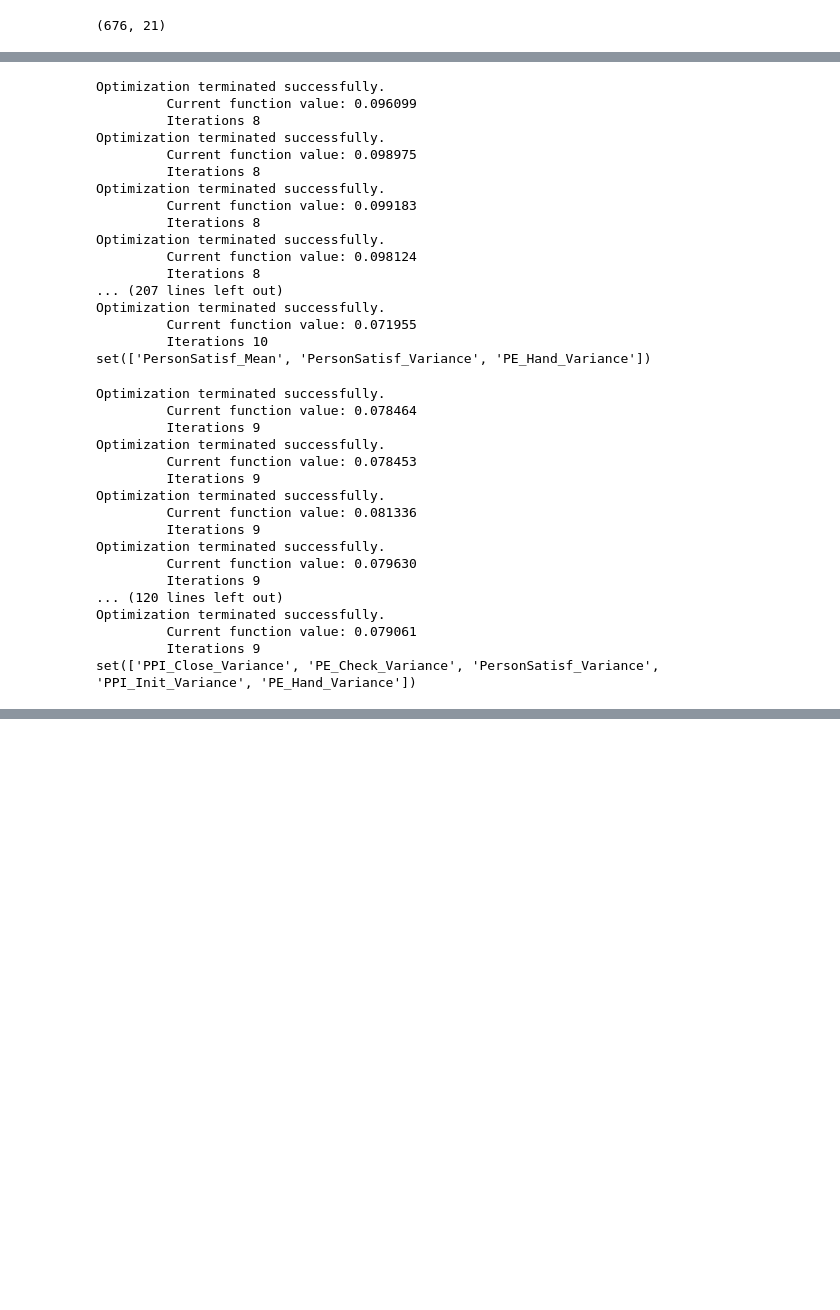
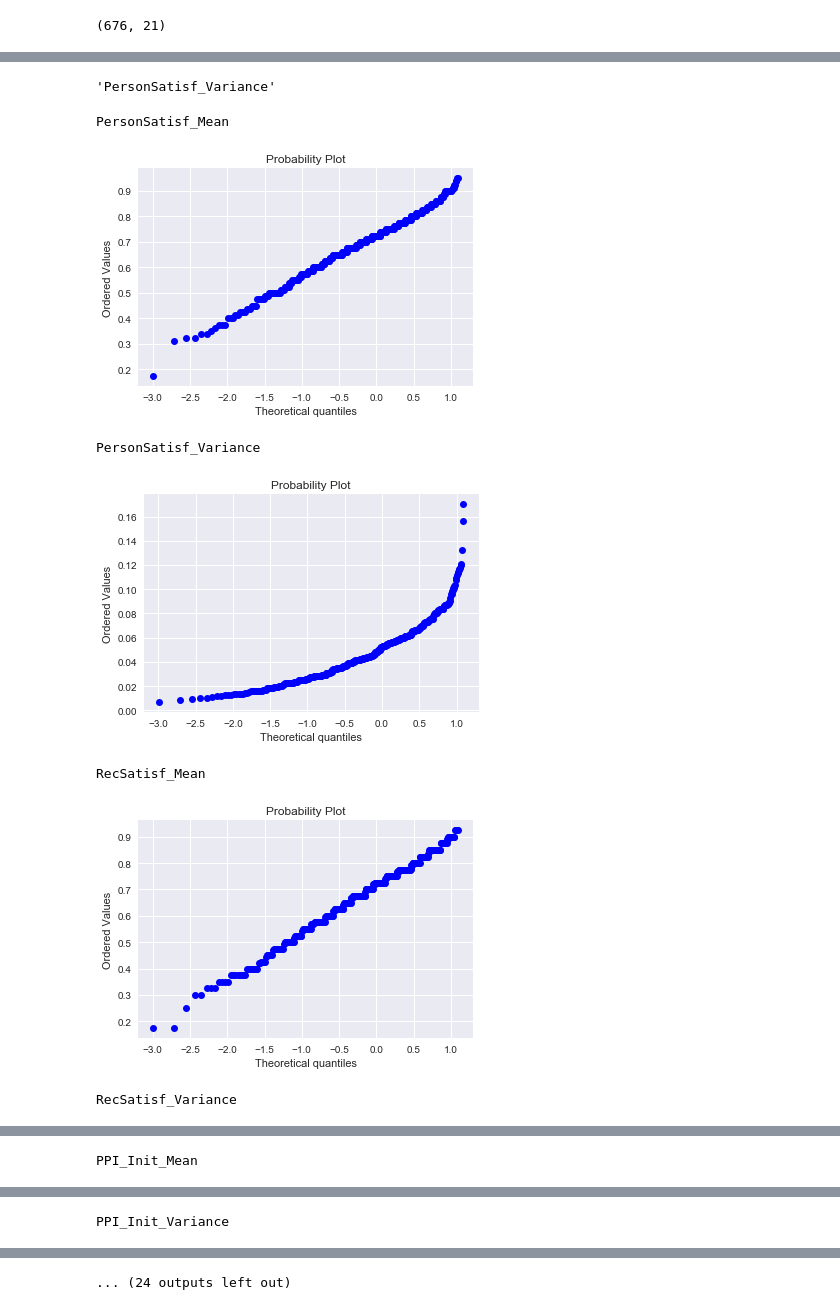
Before and after one commit to RagesMR/8800, a Jupyter notebook: analysis_marika.ipynb, the cells around one changed output, grey strips where cells are left out. Cells and saved outputs as stored; diff of their text form; code cells hidden in the pictures; blank space fills up the shorter version.

```diff
--- a/analysis_marika.ipynb
+++ b/analysis_marika.ipynb
@@ -274,58 +300,19 @@ Logit Regression Results
-# %%
-Sfwd = set()
-while len(Sfwd)<len(variance_features):
-    f = min(features - Sfwd, key = lambda f: fitmodel(Sfwd.union({f}),df).aic)
-    after = fitmodel(Sfwd.union({f}),df).aic
-    before = fitmodel(Sfwd,df).aic
-    if after < before:
-        Sfwd = Sfwd.union({f})
-    else:
-        break
-print Sfwd
-# %% [output]
-Optimization terminated successfully.
-         Current function value: 0.096099
-         Iterations 8
-Optimization terminated successfully.
-         Current function value: 0.098975
-         Iterations 8
-Optimization terminated successfully.
-         Current function value: 0.099183
-         Iterations 8
-Optimization terminated successfully.
-         Current function value: 0.098124
-         Iterations 8
-... (207 lines left out)
-Optimization terminated successfully.
-         Current function value: 0.071955
-         Iterations 10
-set(['PersonSatisf_Mean', 'PersonSatisf_Variance', 'PE_Hand_Variance'])
-# %%
-Sbwd = set(variance_features)
-while len(Sbwd)>0:
-    f = min(Sbwd, key = lambda f: fitmodel(Sbwd-{f},df).aic)
-    after = fitmodel(Sbwd-{f},df).aic
-    before = fitmodel(Sbwd,df).aic
-    if after < before:
-        Sbwd = Sbwd-{f}
-    else:
-        break
-print Sbwd
-# %% [output]
-Optimization terminated successfully.
-         Current function value: 0.078464
-         Iterations 9
-Optimization terminated successfully.
-         Current function value: 0.078453
-         Iterations 9
-Optimization terminated successfully.
-         Current function value: 0.081336
-         Iterations 9
-Optimization terminated successfully.
-         Current function value: 0.079630
-         Iterations 9
-... (120 lines left out)
-Optimization terminated successfully.
-         Current function value: 0.079061
-         Iterations 9
-set(['PPI_Close_Variance', 'PE_Check_Variance', 'PersonSatisf_Variance', 'PPI_Init_Variance', 'PE_Hand_Variance'])
+# %%
+single_features[1]
+# %% [output]
+'PersonSatisf_Variance'
+# %%
+for i in range(len(single_features)):
+    print (single_features[i])
+    x = single_features[i]
+    #sm.qqplot(random_subset[random_subset.columns[i]], line='s')
+    stats.probplot(df[x], dist="norm", plot=plt)
+    plt.show()
+# %% [output]
+PersonSatisf_Mean
+[figure, added]
+PersonSatisf_Variance
+[figure, added]
+RecSatisf_Mean
+[figure, added]
+RecSatisf_Variance
@@ -331,0 +320 @@ set(['PPI_Close_Variance', 'PE_Check_Variance', 'PersonSatisf_Variance', 'PPI_In
+PPI_Init_Mean
@@ -331,0 +322 @@ set(['PPI_Close_Variance', 'PE_Check_Variance', 'PersonSatisf_Variance', 'PPI_In
+PPI_Init_Variance
@@ -331,0 +324 @@ set(['PPI_Close_Variance', 'PE_Check_Variance', 'PersonSatisf_Variance', 'PPI_In
+... (24 outputs left out)
```
Also changed, not shown: parts of 23 cells of this notebook, 2 other files.
